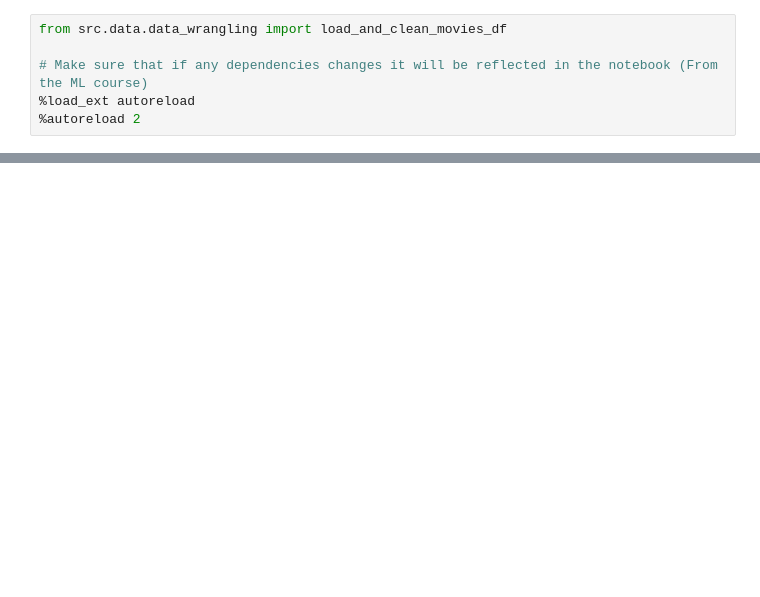
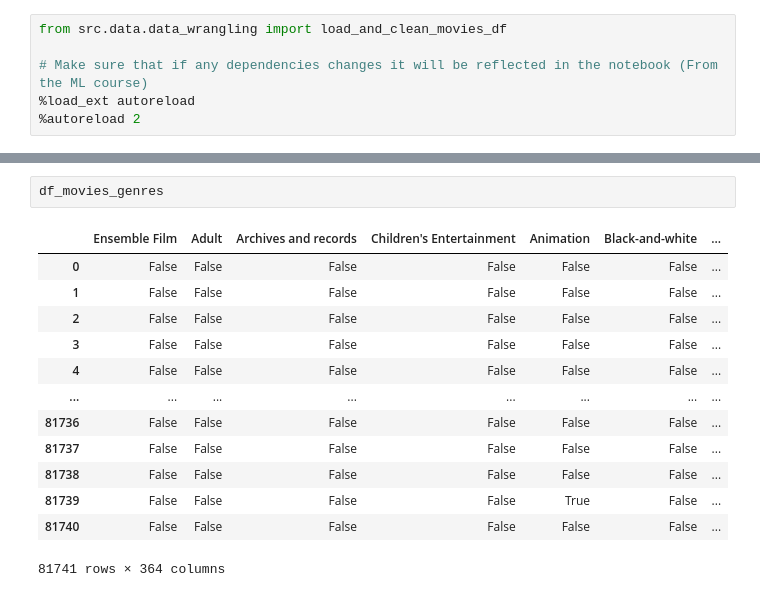
Before and after one commit to epfl-ada/ada-2024-project-sparkling, a Jupyter notebook: movie_data_testing.ipynb, the cells around one changed output, grey strips where cells are left out. Saved outputs shown, nothing was run; the diff lists cells and outputs as text; blank space fills up the shorter version.

```diff
--- a/movie_data_testing.ipynb
+++ b/movie_data_testing.ipynb
@@ -24,0 +57,16 @@ df_movies
+# %%
+df_movies_genres
+# %% [output]
+|  | Ensemble Film | Adult | Archives and records | Children's Entertainment | Animation | Black-and-white | ... |
+| 0 | False | False | False | False | False | False | ... |
+| 1 | False | False | False | False | False | False | ... |
+| 2 | False | False | False | False | False | False | ... |
+| 3 | False | False | False | False | False | False | ... |
+| 4 | False | False | False | False | False | False | ... |
+| ... | ... | ... | ... | ... | ... | ... | ... |
+| 81736 | False | False | False | False | False | False | ... |
+| 81737 | False | False | False | False | False | False | ... |
+| 81738 | False | False | False | False | False | False | ... |
+| 81739 | False | False | False | False | True | False | ... |
+| 81740 | False | False | False | False | False | False | ... |
+81741 rows × 364 columns
```
Also changed, not shown: parts of 6 cells of this notebook, 1 other file.
